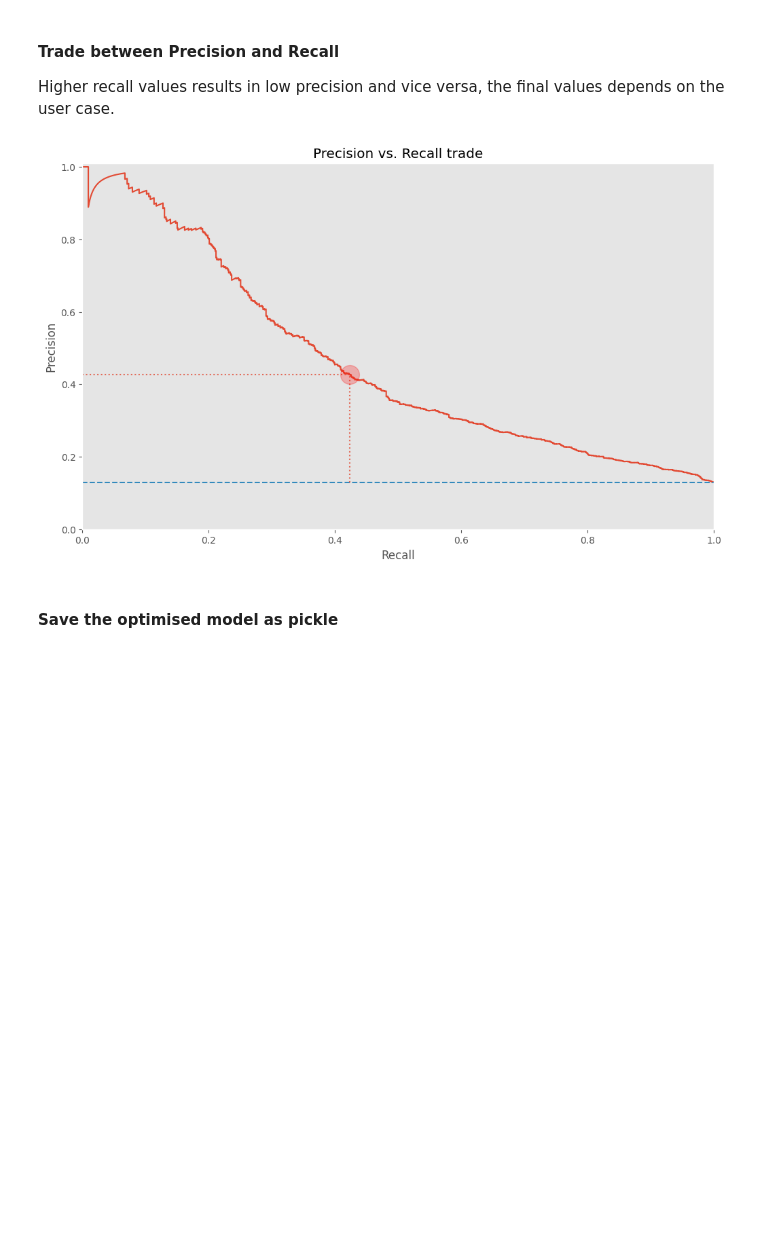
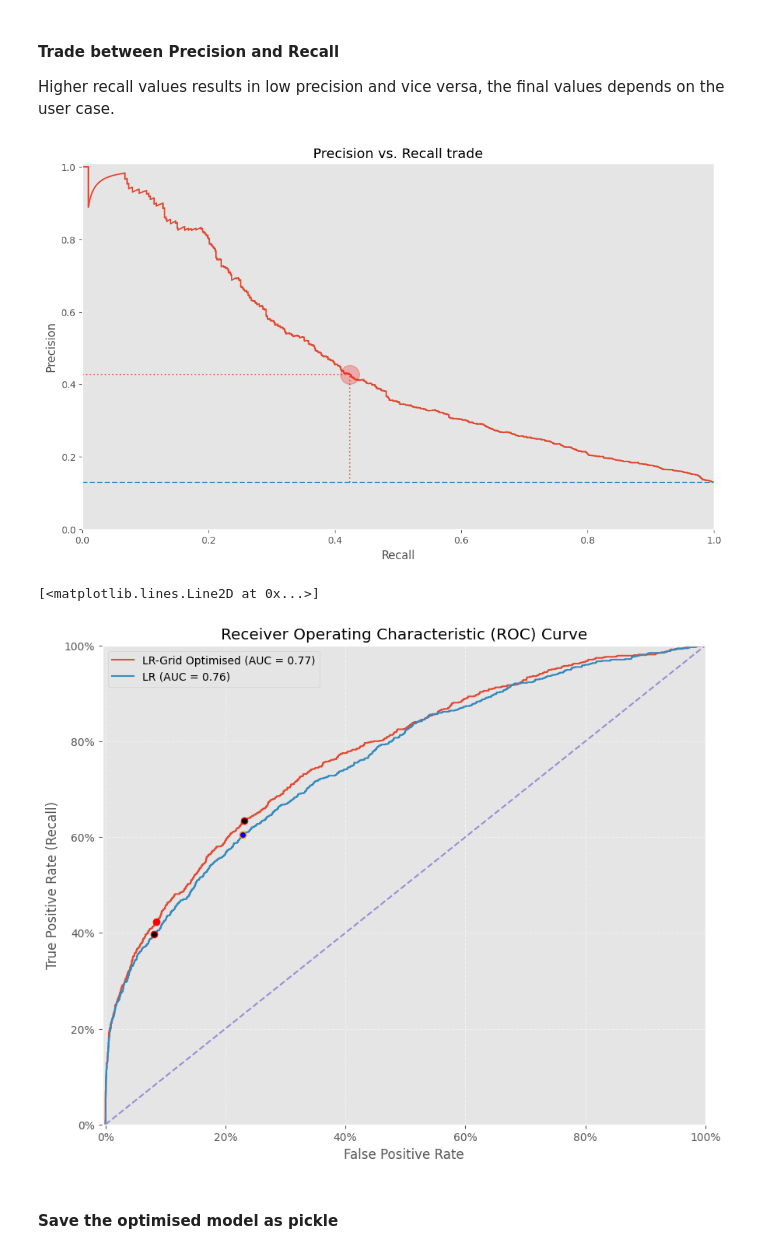
Before and after one commit to Joe-ElM/Used-Cars-Sales, a Jupyter notebook: Notebooks/4. LR Model.ipynb, the cells around one changed output. Drawn from its saved outputs; the diff is of its cells as text; code cells hidden in the pictures; blank space fills up the shorter version.

```diff
--- a/Notebooks/4. LR Model.ipynb
+++ b/Notebooks/4. LR Model.ipynb
@@ -375,6 +395,64 @@ ax.set_ylim(bottom=0, top=1.01)
 ax.grid();
 # %% [output]
 [figure]
+# %%
+fig, ax = plt.subplots(figsize =(10,8))
+# ---------------------------------------------------------------------------------
+
+pred_proba_lr_grid  = optimised_lr_grid.predict_proba(X_test)[:,1]
+
+fpr_lr_grid, tpr_lr_grid, thr_lr_grid = roc_curve(y_test, pred_proba_lr_grid)
+auc_score_lr_grid = auc(fpr_lr_grid, tpr_lr_grid)
+
+
+plt.plot(fpr_lr_grid,tpr_lr_grid, label = f"LR-Grid Optimised (AUC = {auc_score_lr_grid:.2f})")
+plt.plot(fpr_lr, tpr_lr, label = f"LR (AUC = {auc_score_lr:.2f})")
+plt.plot([0,1],[0,1], '--')
+# -- -- -- -- -- -- -- -- -- -- -- -- -- -- -- -- -- -- -- -- -- -- -- -- -- -- -- --
+
+plt.title('Receiver Operating Characteristic (ROC) Curve')
+plt.ylabel('True Positive Rate (Recall)')
+plt.xlabel('False Positive Rate')
+plt.gca().xaxis.set_major_formatter(ticker.PercentFormatter(xmax=1))
+plt.gca().yaxis.set_major_formatter(ticker.PercentFormatter(xmax=1))
+plt.legend()
+ax.grid(True, linestyle='--', alpha=0.5)
+ax.set_xlim(left=-0.005 , right=1)
+ax.set_ylim(bottom=0.0, top=1)
+
+# ----------------------------------------------------------------------------------
+# Simple LR 50% Threshold
+tn_lr, fp_lr, fn_lr, tp_lr = confusion_matrix(y_test, pred_lr).ravel()
+cm_fpr_lr = fp_lr / (fp_lr + tn_lr)
+cm_recall_lr = tp_lr / (fn_lr + tp_lr)
+plt.plot(cm_fpr_lr, cm_recall_lr, 'o', ms=6, mec='darkorange', mfc='blue',mew=1)
+# ----------------------------------------------------------------------------------
+# Simple LR with Threshold 66.4%
+tn_lr_th, fp_lr_th, fn_lr_th, tp_lr_th = confusion_matrix(y_test, pred_lr_th).ravel()
+cm_fpr_lr_th = fp_lr_th / (fp_lr_th + tn_lr_th)
+cm_recall_lr_th = tp_lr_th / (fn_lr_th + tp_lr_th)
+plt.plot(cm_fpr_lr_th, cm_recall_lr_th, 'o', ms=6, mec='red', mfc='black',mew=1)
+# ----------------------------------------------------------------------------------
+# Optimised Grid LR 50% Threshold
+tn_lr_grid, fp_lr_grid, fn_lr_grid, tp_lr_grid = confusion_matrix(y_test, pred_lr_grid).ravel()
+cm_fpr_lr_grid = fp_lr_grid / (fp_lr_grid + tn_lr_grid)
+cm_recall_lr_grid = tp_lr_grid / (fn_lr_grid + tp_lr_grid)
+plt.plot(cm_fpr_lr_grid, cm_recall_lr_grid, 'o', ms=6, mec='red', mfc='black',mew=1)
+# ----------------------------------------------------------------------------------
+# Optimised Grid LR f1 optimised
+tn_lr_grid_f1_optimised, fp_lr_grid_f1_optimised, fn_lr_grid_f1_optimised, tp_lr_grid_f1_optimised = confusion_matrix(y_test, optimised_lr_grid_cross).ravel()
+cm_fpr_lr_grid_f1_optimised = fp_lr_grid_f1_optimised / (fp_lr_grid_f1_optimised + tn_lr_grid_f1_optimised)
+cm_recall_lr_grid_f1_optimised = tp_lr_grid_f1_optimised / (fn_lr_grid_f1_optimised + tp_lr_grid_f1_optimised)
+plt.plot(cm_fpr_lr_grid_f1_optimised, cm_recall_lr_grid_f1_optimised, 'o', ms=6, mec='red', mfc='red',mew=1)
+# ----------------------------------------------------------------------------------
+# Optimised Grid LR f1 optimised
+tn_lr_grid_f1_optimised, fp_lr_grid_f1_optimised, fn_lr_grid_f1_optimised, tp_lr_grid_f1_optimised = confusion_matrix(y_test, optimised_lr_grid_cross).ravel()
+cm_fpr_lr_grid_f1_optimised = fp_lr_grid_f1_optimised / (fp_lr_grid_f1_optimised + tn_lr_grid_f1_optimised)
+cm_recall_lr_grid_f1_optimised = tp_lr_grid_f1_optimised / (fn_lr_grid_f1_optimised + tp_lr_grid_f1_optimised)
+plt.plot(cm_fpr_lr_grid_f1_optimised, cm_recall_lr_grid_f1_optimised, 'o', ms=6, mec='red', mfc='red',mew=1)
+# %% [output]
+[<matplotlib.lines.Line2D at 0x...>]
+[figure, added]
 # %% [markdown]
 #### Save the optimised model as pickle
 # %%
```
Also changed, not shown: parts of 11 cells of this notebook, 2 other files.
